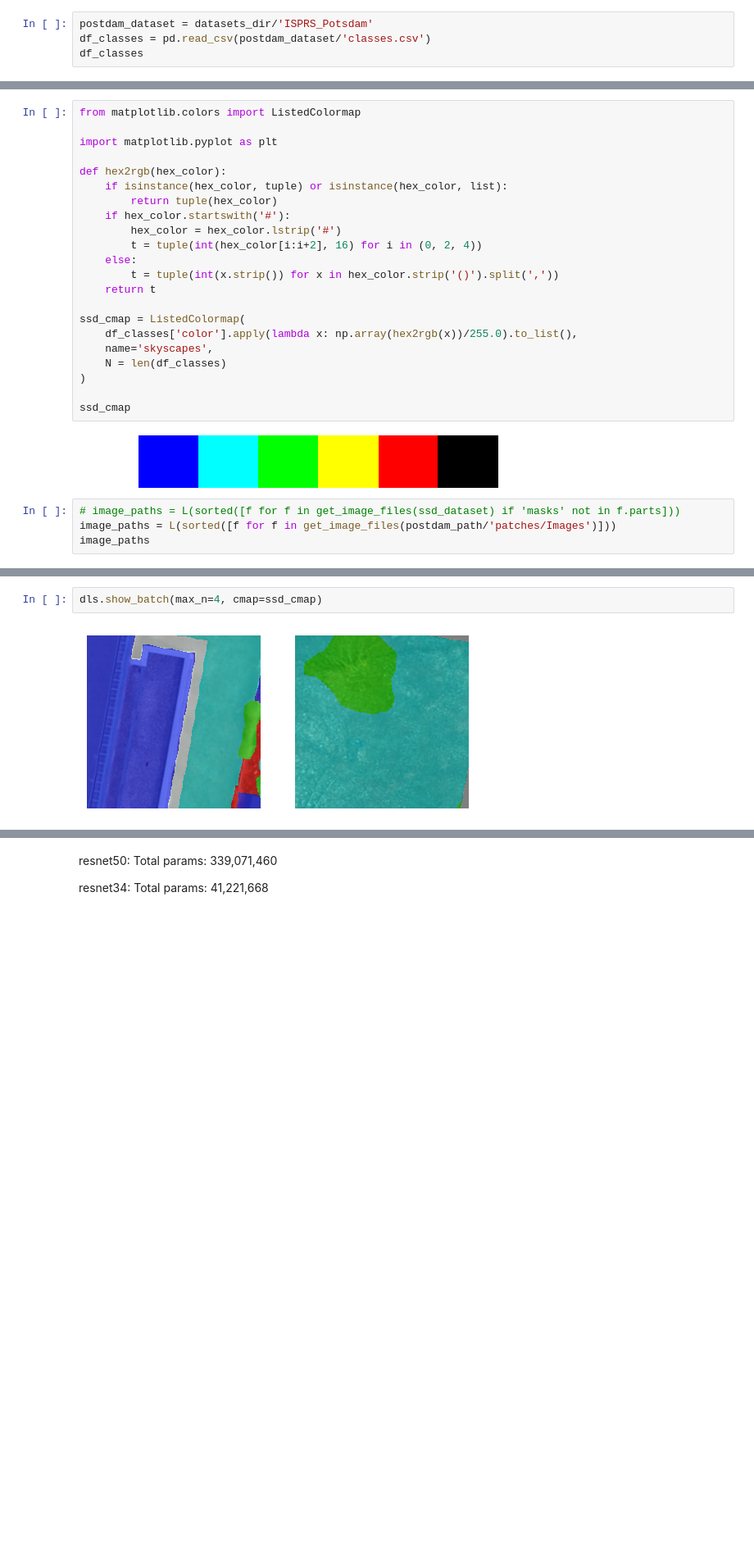
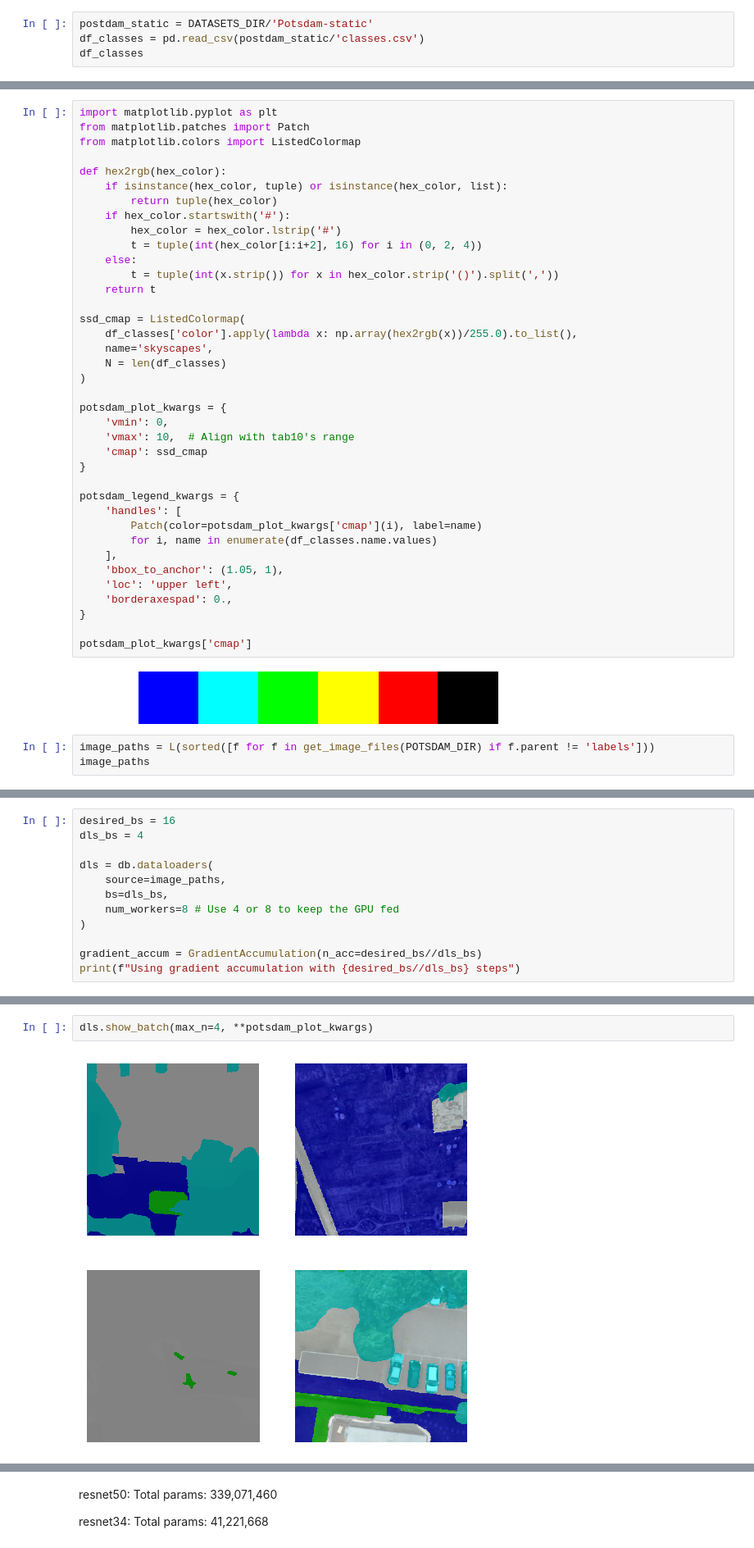
Before and after one commit to mzsuetam/computational-intelligence-proj, a Jupyter notebook: notebooks/segmentation.ipynb, the cells around one changed output, grey strips where cells are left out. Shown at 82% size. Drawn from its saved outputs; the diff is of its cells as text; blank space fills up the shorter version.

```diff
--- a/notebooks/segmentation.ipynb
+++ b/notebooks/segmentation.ipynb
@@ -46,5 +81,5 @@ experiments_dir = root_dir/'experiments'
 # %%
-postdam_dataset = datasets_dir/'ISPRS_Potsdam'
-df_classes = pd.read_csv(postdam_dataset/'classes.csv')
+postdam_static = DATASETS_DIR/'Potsdam-static'
+df_classes = pd.read_csv(postdam_static/'classes.csv')
 df_classes
 # %% [output]
@@ -59,7 +94,7 @@ df_classes
 # %%
+import matplotlib.pyplot as plt
+from matplotlib.patches import Patch
 from matplotlib.colors import ListedColormap
-
-import matplotlib.pyplot as plt
 
 def hex2rgb(hex_color):
     if isinstance(hex_color, tuple) or isinstance(hex_color, list):
@@ -77,11 +112,26 @@ ssd_cmap = ListedColormap(
     N = len(df_classes)
 )
 
-ssd_cmap
+potsdam_plot_kwargs = {
+    'vmin': 0,
+    'vmax': 10,  # Align with tab10's range
+    'cmap': ssd_cmap
+}
+
+potsdam_legend_kwargs = {
+    'handles': [
+        Patch(color=potsdam_plot_kwargs['cmap'](i), label=name)
+        for i, name in enumerate(df_classes.name.values)
+    ],
+    'bbox_to_anchor': (1.05, 1),
+    'loc': 'upper left',
+    'borderaxespad': 0.,
+}
+
+potsdam_plot_kwargs['cmap']
 # %% [output]
 [figure]
 # %%
-# image_paths = L(sorted([f for f in get_image_files(ssd_dataset) if 'masks' not in f.parts]))
-image_paths = L(sorted([f for f in get_image_files(postdam_path/'patches/Images')]))
+image_paths = L(sorted([f for f in get_image_files(POTSDAM_DIR) if f.parent != 'labels']))
 image_paths
 # %% [output]
@@ -245,0 +202,12 @@ Std: tensor([0.1156, 0.1142, 0.1180])
+# %%
+desired_bs = 16
+dls_bs = 4
+
+dls = db.dataloaders(
+    source=image_paths,
+    bs=dls_bs,
+    num_workers=8 # Use 4 or 8 to keep the GPU fed
+)
+
+gradient_accum = GradientAccumulation(n_acc=desired_bs//dls_bs)
+print(f"Using gradient accumulation with {desired_bs//dls_bs} steps")
@@ -246,4 +216,4 @@ Std: tensor([0.1156, 0.1142, 0.1180])
 # %%
-dls.show_batch(max_n=4, cmap=ssd_cmap)
+dls.show_batch(max_n=4, **potsdam_plot_kwargs)
 # %% [output]
-[figure, old version]
+[figure, new version]
```
Also changed, not shown: parts of 37 cells of this notebook, 36 other files.
